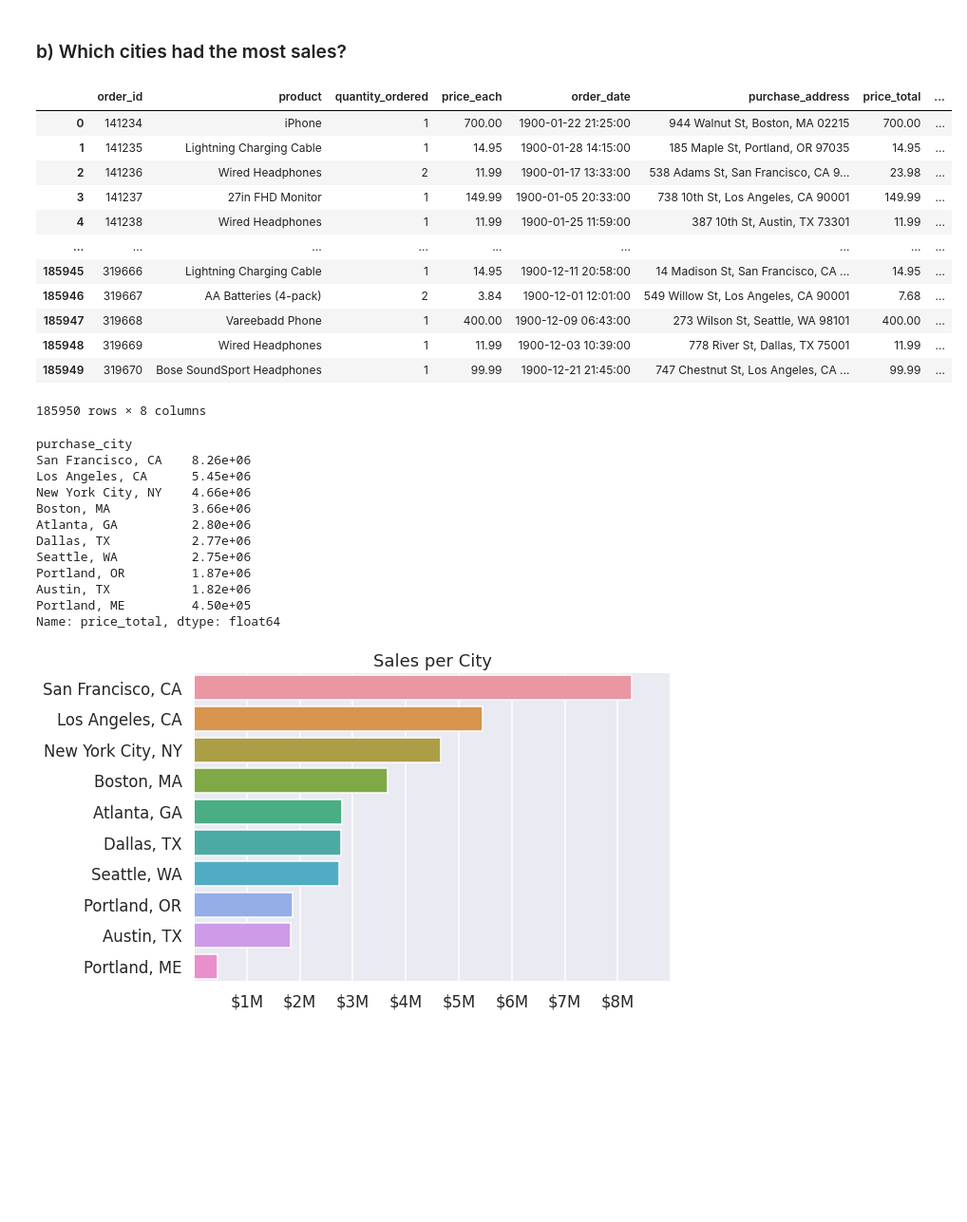
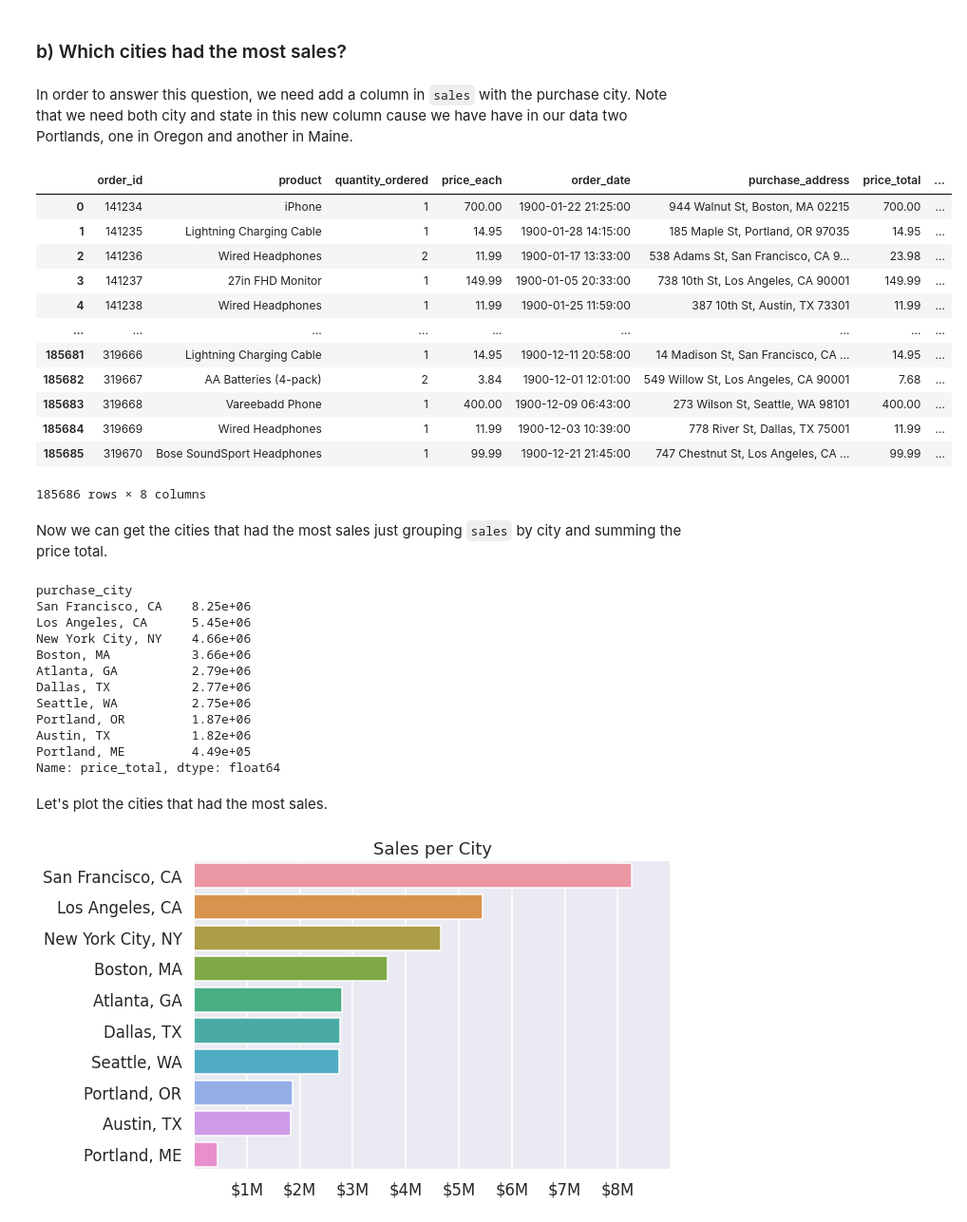
Before and after one commit to agenorgoncalvesneto/data-analysis-projects, a Jupyter notebook: sales-analysis/sales-analysis.ipynb, the cells around one changed output. Shown at 95% size. Saved outputs shown, nothing was run; the diff lists cells and outputs as text; code cells hidden in the pictures; blank space fills up the shorter version.

Commit message:
feat(sales-analysis): add text part

````diff
--- a/sales-analysis/sales-analysis.ipynb
+++ b/sales-analysis/sales-analysis.ipynb
@@ -96,0 +137,2 @@ sales = sales[sales['product'] != 'product']
+# %%
+sales = sales.drop_duplicates()
@@ -195,44 +259,50 @@ plt.show()
 [figure]
 # %% [markdown]
 ### b) Which cities had the most sales?
+# %% [markdown]
+In order to answer this question, we need add a column in ```sales``` with the purchase city. Note that we need both city and state in this new column cause we have have in our data two Portlands, one in Oregon and another in Maine.
 # %%
 def get_city(address):
     city = address.split(', ')[1]
     state = address.split()[-2]
     return f'{city}, {state}'
 
-sales['purchase_city'] = sales['purchase_address'].map(get_city)
+sales['purchase_city'] = sales['purchase_address'].apply(get_city)
 sales
 # %% [output]
 |  | order_id | product | quantity_ordered | price_each | order_date | purchase_address | price_total | ... |
 | 0 | 141234 | iPhone | 1 | 700.00 | 1900-01-22 21:25:00 | 944 Walnut St, Boston, MA 02215 | 700.00 | ... |
 | 1 | 141235 | Lightning Charging Cable | 1 | 14.95 | 1900-01-28 14:15:00 | 185 Maple St, Portland, OR 97035 | 14.95 | ... |
 | 2 | 141236 | Wired Headphones | 2 | 11.99 | 1900-01-17 13:33:00 | 538 Adams St, San Francisco, CA 9... | 23.98 | ... |
 | 3 | 141237 | 27in FHD Monitor | 1 | 149.99 | 1900-01-05 20:33:00 | 738 10th St, Los Angeles, CA 90001 | 149.99 | ... |
 | 4 | 141238 | Wired Headphones | 1 | 11.99 | 1900-01-25 11:59:00 | 387 10th St, Austin, TX 73301 | 11.99 | ... |
 | ... | ... | ... | ... | ... | ... | ... | ... | ... |
-| 185945 | 319666 | Lightning Charging Cable | 1 | 14.95 | 1900-12-11 20:58:00 | 14 Madison St, San Francisco, CA ... | 14.95 | ... |
-| 185946 | 319667 | AA Batteries (4-pack) | 2 | 3.84 | 1900-12-01 12:01:00 | 549 Willow St, Los Angeles, CA 90001 | 7.68 | ... |
-| 185947 | 319668 | Vareebadd Phone | 1 | 400.00 | 1900-12-09 06:43:00 | 273 Wilson St, Seattle, WA 98101 | 400.00 | ... |
-| 185948 | 319669 | Wired Headphones | 1 | 11.99 | 1900-12-03 10:39:00 | 778 River St, Dallas, TX 75001 | 11.99 | ... |
-| 185949 | 319670 | Bose SoundSport Headphones | 1 | 99.99 | 1900-12-21 21:45:00 | 747 Chestnut St, Los Angeles, CA ... | 99.99 | ... |
+| 185681 | 319666 | Lightning Charging Cable | 1 | 14.95 | 1900-12-11 20:58:00 | 14 Madison St, San Francisco, CA ... | 14.95 | ... |
+| 185682 | 319667 | AA Batteries (4-pack) | 2 | 3.84 | 1900-12-01 12:01:00 | 549 Willow St, Los Angeles, CA 90001 | 7.68 | ... |
+| 185683 | 319668 | Vareebadd Phone | 1 | 400.00 | 1900-12-09 06:43:00 | 273 Wilson St, Seattle, WA 98101 | 400.00 | ... |
+| 185684 | 319669 | Wired Headphones | 1 | 11.99 | 1900-12-03 10:39:00 | 778 River St, Dallas, TX 75001 | 11.99 | ... |
+| 185685 | 319670 | Bose SoundSport Headphones | 1 | 99.99 | 1900-12-21 21:45:00 | 747 Chestnut St, Los Angeles, CA ... | 99.99 | ... |
-185950 rows × 8 columns
+185686 rows × 8 columns
+# %% [markdown]
+Now we can get the cities that had the most sales just grouping ```sales``` by city and summing the price total.
 # %%
 sales_per_city = sales.groupby('purchase_city')['price_total'].sum().sort_values(ascending=False)
 sales_per_city
 # %% [output]
 purchase_city
-San Francisco, CA    8.26e+06
+San Francisco, CA    8.25e+06
 Los Angeles, CA      5.45e+06
 New York City, NY    4.66e+06
 Boston, MA           3.66e+06
-Atlanta, GA          2.80e+06
+Atlanta, GA          2.79e+06
 Dallas, TX           2.77e+06
 Seattle, WA          2.75e+06
 Portland, OR         1.87e+06
 Austin, TX           1.82e+06
-Portland, ME         4.50e+05
+Portland, ME         4.49e+05
 Name: price_total, dtype: float64
+# %% [markdown]
+Let's plot the cities that had the most sales.
 # %%
 plt.figure(figsize=(9, 6))
 plt.title('Sales per City')
````
Also changed, not shown: parts of 43 cells of this notebook.
